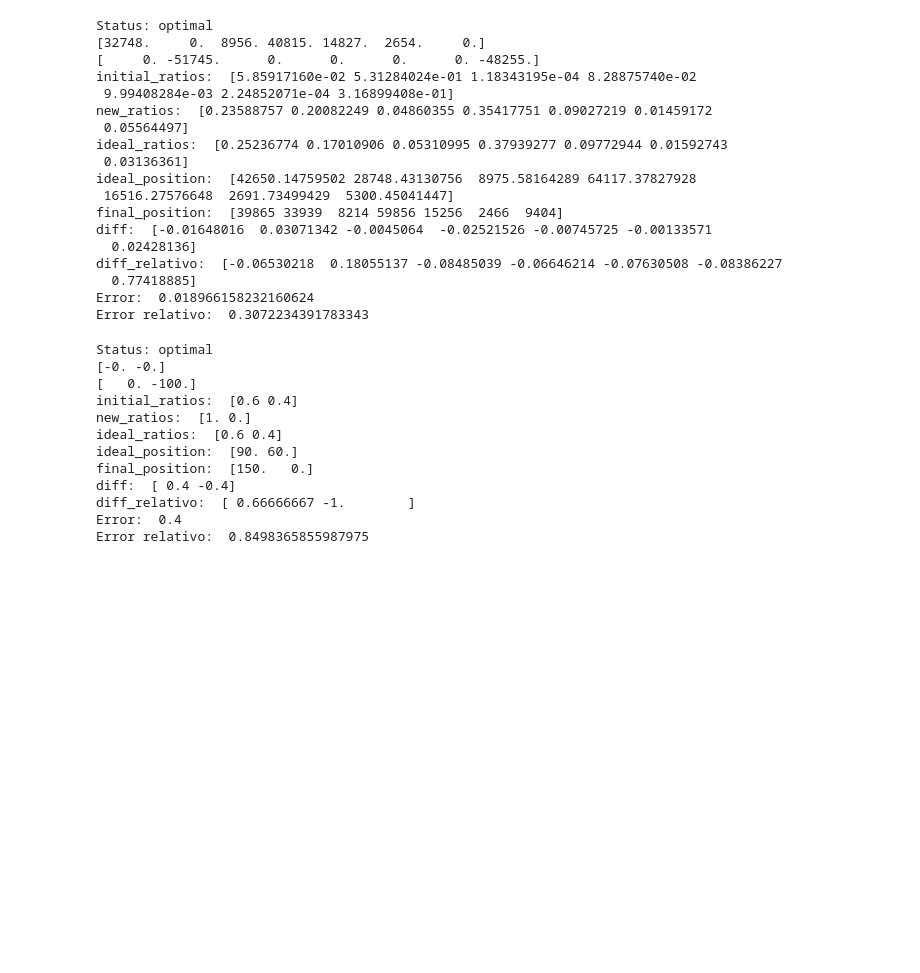
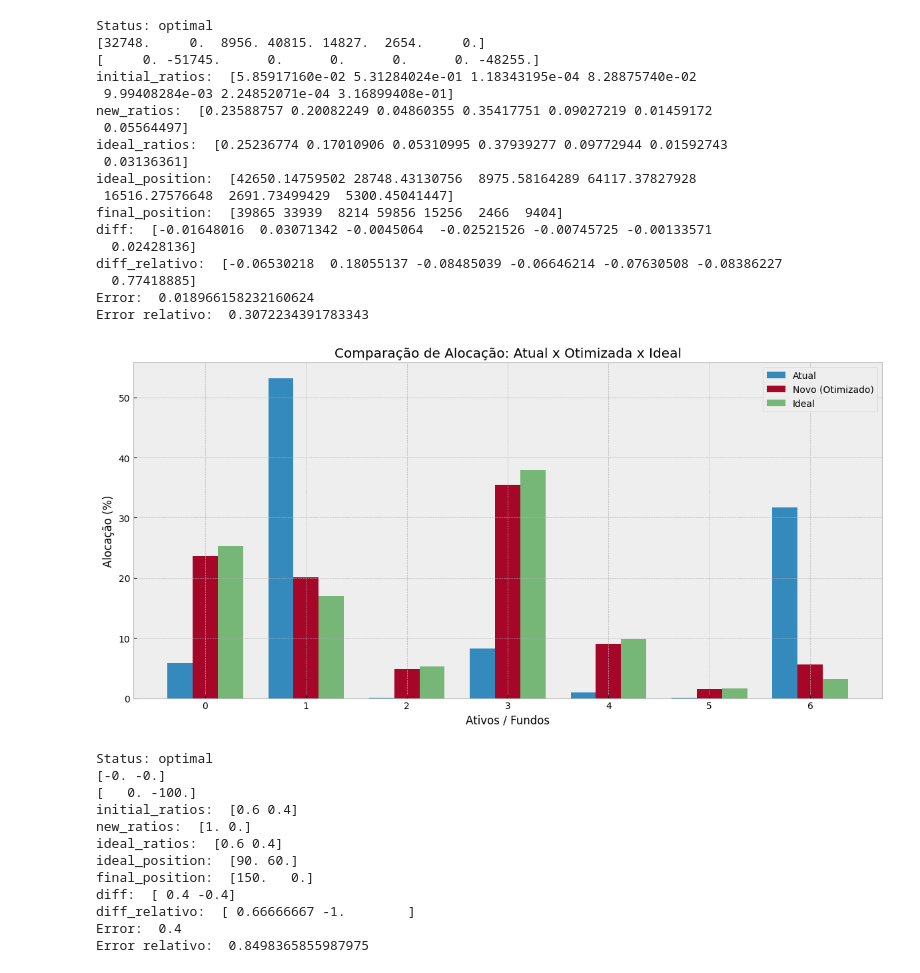
Before and after one commit to vrtaranto-ufrj/Otimizacao-Rateio, a Jupyter notebook: otimizador.ipynb, the cells around one changed output. Saved outputs shown, nothing was run; the diff lists cells and outputs as text; code cells hidden in the pictures; blank space fills up the shorter version.

```diff
--- a/otimizador.ipynb
+++ b/otimizador.ipynb
@@ -10,4 +21,6 @@ import numpy.typing as npt
 from pyscipopt import Model, quicksum
+# %%
+plt.style.use('bmh')
 # %%
 def optimize(
     position: npt.NDArray[np.int64],
@@ -193,6 +206,28 @@ diff_relativo:  [-0.06530218  0.18055137 -0.08485039 -0.06646214 -0.07630508 -0.
   0.77418885]
 Error:  0.018966158232160624
 Error relativo:  0.3072234391783343
+# %%
+indices = np.arange(len(position))
+width = 0.25
+
+initial_ratios_plot = position / position.sum()
+
+fig, ax = plt.subplots(figsize=(12, 6))
+
+rects1 = ax.bar(indices - width, initial_ratios_plot * 100, width, label='Atual')
+rects2 = ax.bar(indices, new_ratios * 100, width, label='Novo (Otimizado)')
+rects3 = ax.bar(indices + width, ideal_ratios * 100, width, label='Ideal', alpha=0.5, color='green')
+
+ax.set_ylabel('Alocação (%)')
+ax.set_xlabel('Ativos / Fundos')
+ax.set_title('Comparação de Alocação: Atual x Otimizada x Ideal')
+ax.set_xticks(indices)
+ax.legend()
+
+plt.tight_layout()
+plt.show()
+# %% [output]
+[figure, added]
 # %%
 position = np.array([150, 100], dtype=np.int64)
 ideal_ratios = np.array([0.6, 0.4], dtype=np.float64)
```
Also changed, not shown: parts of 4 cells of this notebook.
